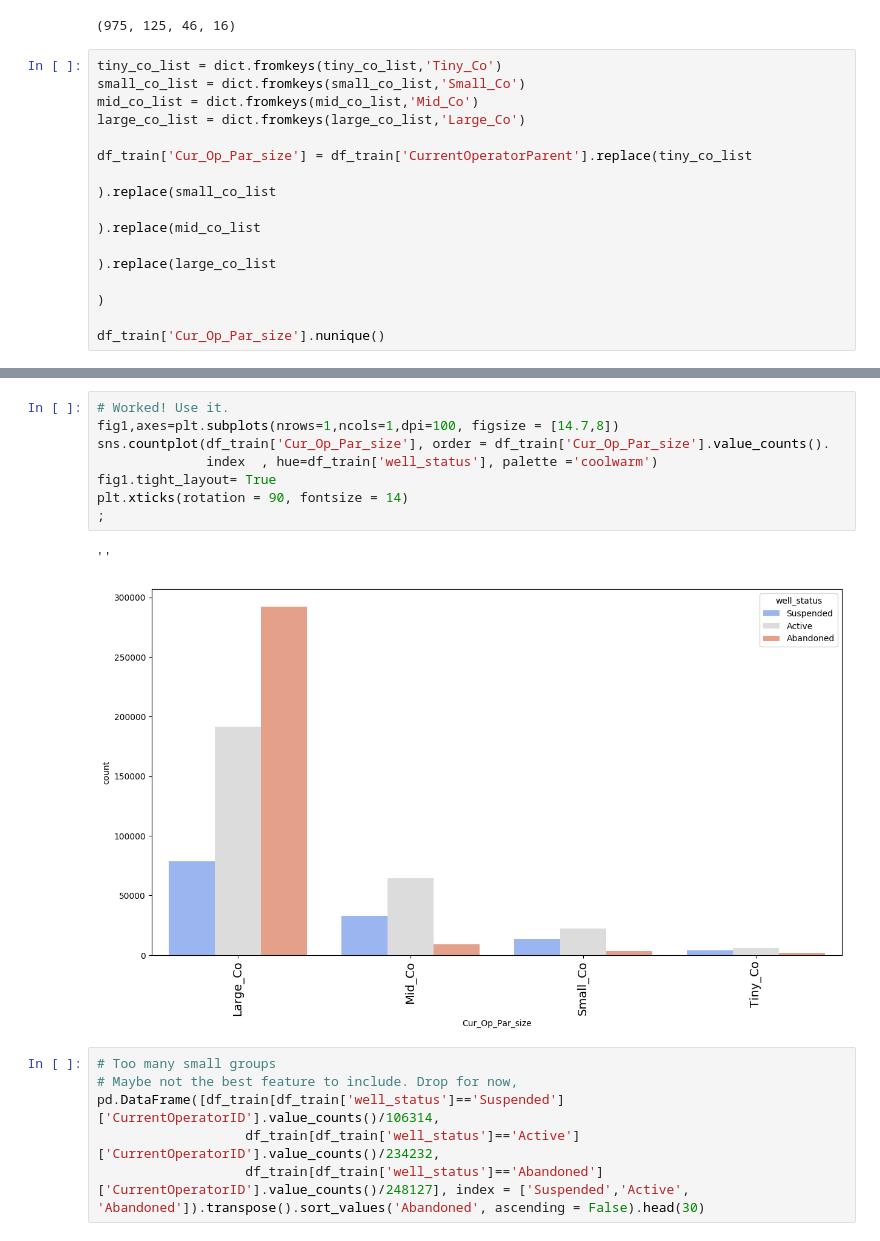
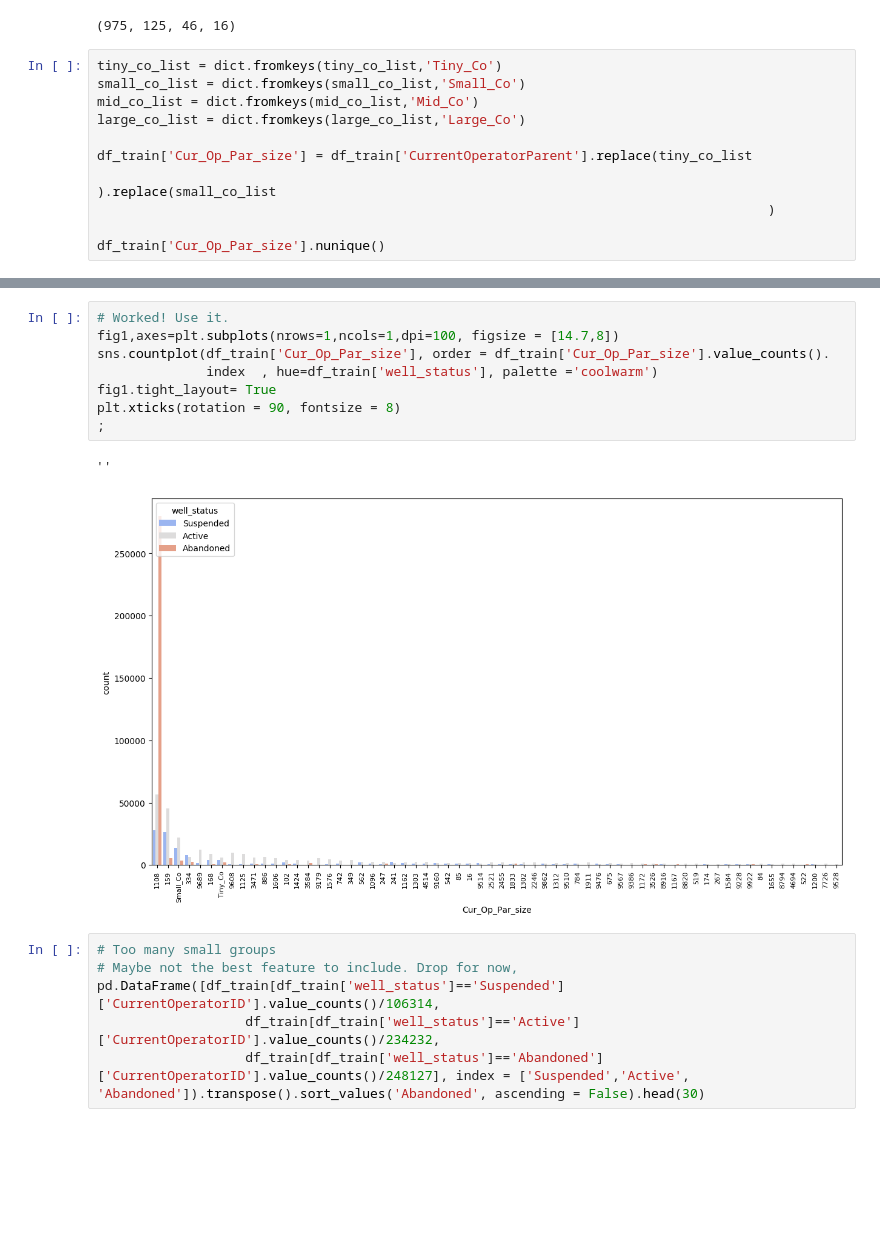
Before and after one commit to Mghane/reCLAIM-2019-Competition, a Jupyter notebook: Classification_Meisam.ipynb, the cells around one changed output, grey strips where cells are left out. Saved outputs shown, nothing was run; the diff lists cells and outputs as text; blank space fills up the shorter version.

```diff
--- a/Classification_Meisam.ipynb
+++ b/Classification_Meisam.ipynb
@@ -383,9 +360,7 @@ large_co_list = dict.fromkeys(large_co_list,'Large_Co')
 
 df_train['Cur_Op_Par_size'] = df_train['CurrentOperatorParent'].replace(tiny_co_list
                                                                             ).replace(small_co_list
-                                                                                      ).replace(mid_co_list
-                                                                                                ).replace(large_co_list
-                                                                                                          )
+                                                                                      )
 
 df_train['Cur_Op_Par_size'].nunique()
 # %% [output]
@@ -414,14 +401,14 @@ Name: well_status, dtype: int64
 # %%
 # Worked! Use it.
 fig1,axes=plt.subplots(nrows=1,ncols=1,dpi=100, figsize = [14.7,8])
 sns.countplot(df_train['Cur_Op_Par_size'], order = df_train['Cur_Op_Par_size'].value_counts().
               index  , hue=df_train['well_status'], palette ='coolwarm')
 fig1.tight_layout= True
-plt.xticks(rotation = 90, fontsize = 14)
+plt.xticks(rotation = 90, fontsize = 8)
 ;
 # %% [output]
 ''
-[figure, old version]
+[figure, new version]
 # %%
 # Too many small groups
 # Maybe not the best feature to include. Drop for now,
```
Also changed, not shown: parts of 95 cells of this notebook.
